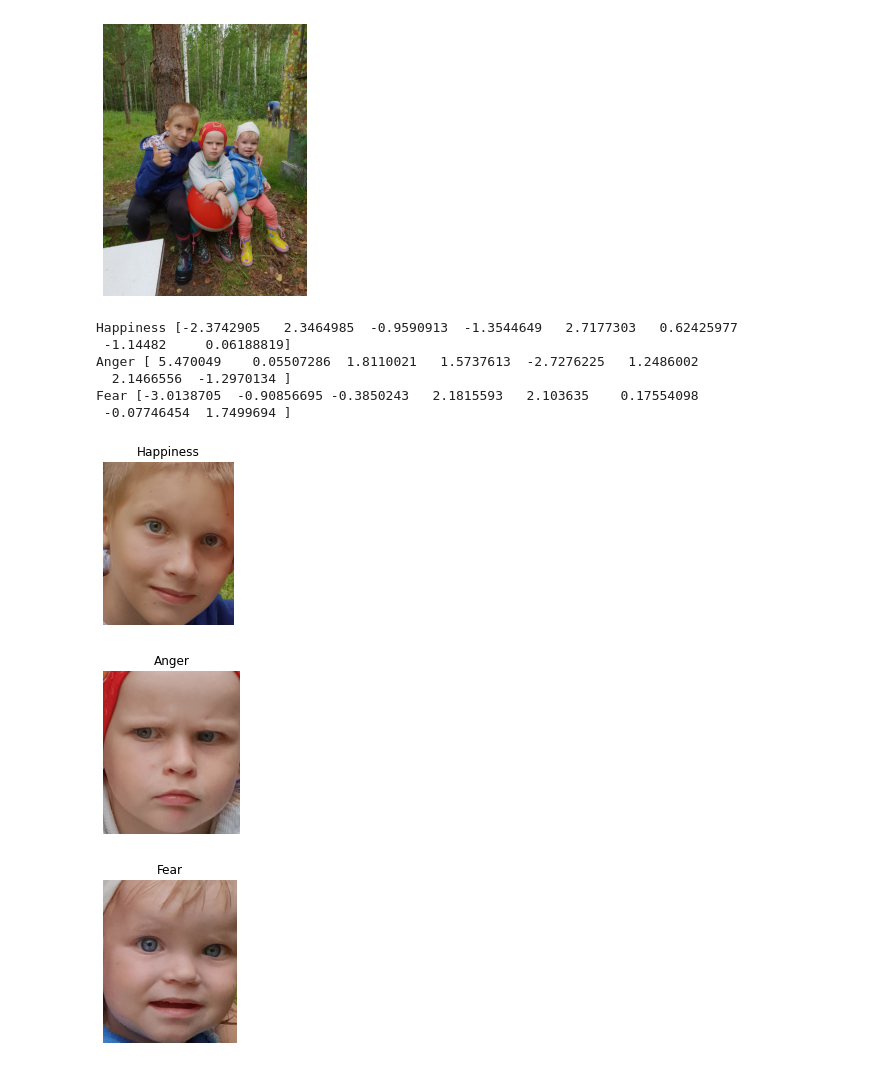
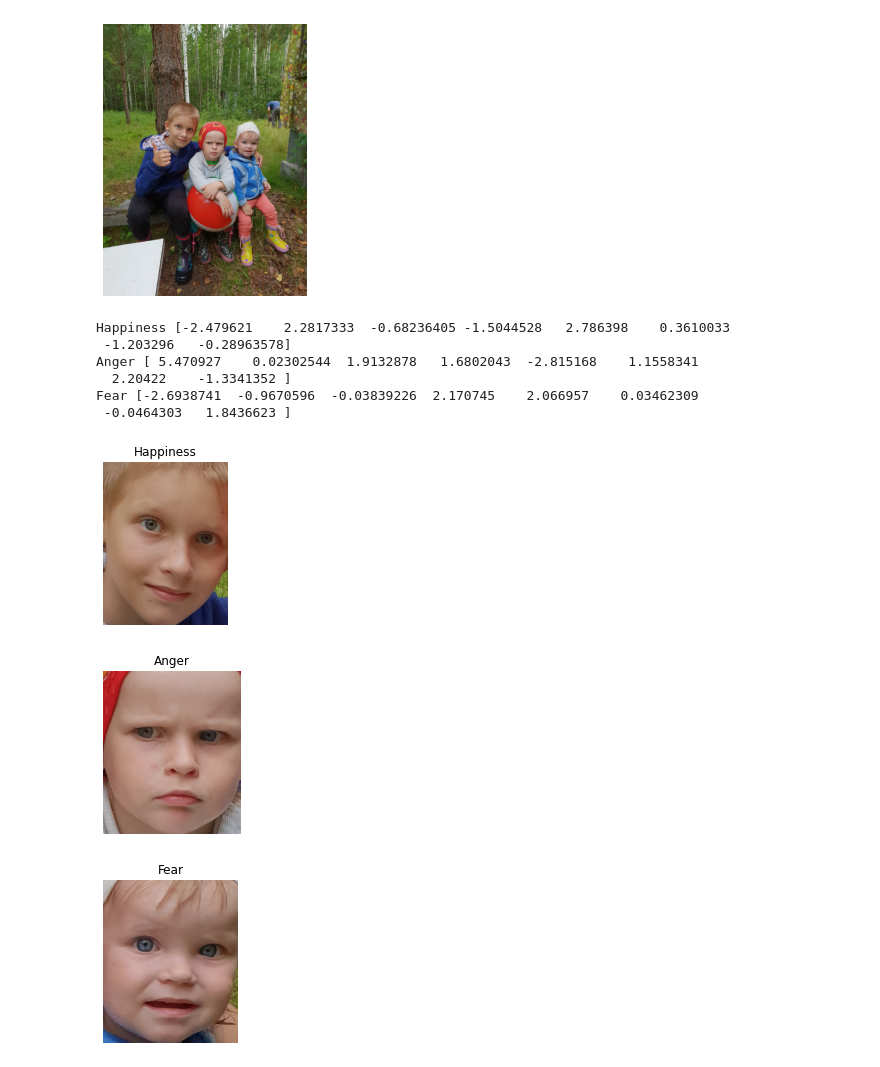
Before and after one commit to av-savchenko/face-emotion-recognition, a Jupyter notebook: src/test_hsemotion_package.ipynb, the cells around one changed output. Drawn from its saved outputs; the diff is of its cells as text; code cells hidden in the pictures.

Commit message:
Added mtcnn detector from facenet-pytorch to a simple example

```diff
--- a/src/test_hsemotion_package.ipynb
+++ b/src/test_hsemotion_package.ipynb
@@ -46,37 +63,37 @@ C:\Users\avsavchenko\.hsemotion\enet_b0_8_best_afew.pt Compose(
 )
 # %%
 fpath='../test_images/20180720_174416.jpg'
-frame_bgr=cv2.imread(fpath)
+frame_bgr = cv2.imread(fpath)
 plt.figure(figsize=(5, 5))
 frame = cv2.cvtColor(frame_bgr, cv2.COLOR_BGR2RGB)
 plt.axis('off')
 plt.imshow(frame)
-bounding_boxes, points = imgProcessing.detect_faces(frame)
-points = points.T
+
+bounding_boxes=detect_face(frame)
 # %% [output]
 [figure]
 # %%
-for bbox,p in zip(bounding_boxes, points):
+for bbox in bounding_boxes:
     box = bbox.astype(int)
     x1,y1,x2,y2=box[0:4]
     face_img=frame[y1:y2,x1:x2,:]
     emotion,scores=fer.predict_emotions(face_img,logits=True)
     print(emotion,scores)
 
     plt.figure(figsize=(3, 3))
     plt.axis('off')
     plt.imshow(face_img)
     plt.title(emotion)
 # %% [output]
-Happiness [-2.3742905   2.3464985  -0.9590913  -1.3544649   2.7177303   0.62425977
- -1.14482     0.06188819]
-Anger [ 5.470049    0.05507286  1.8110021   1.5737613  -2.7276225   1.2486002
-  2.1466556  -1.2970134 ]
-Fear [-3.0138705  -0.90856695 -0.3850243   2.1815593   2.103635    0.17554098
- -0.07746454  1.7499694 ]
+Happiness [-2.479621    2.2817333  -0.68236405 -1.5044528   2.786398    0.3610033
+ -1.203296   -0.28963578]
+Anger [ 5.470927    0.02302544  1.9132878   1.6802043  -2.815168    1.1558341
+  2.20422    -1.3341352 ]
+Fear [-2.6938741  -0.9670596  -0.03839226  2.170745    2.066957    0.03462309
+ -0.0464303   1.8436623 ]
-[figure, old version]
+[figure, new version]
 [figure]
-[figure, old version]
+[figure, new version]
 # %%
 features=fer.extract_features(face_img)
 print(features.shape,features)
```
Also changed, not shown: parts of 7 cells of this notebook.
